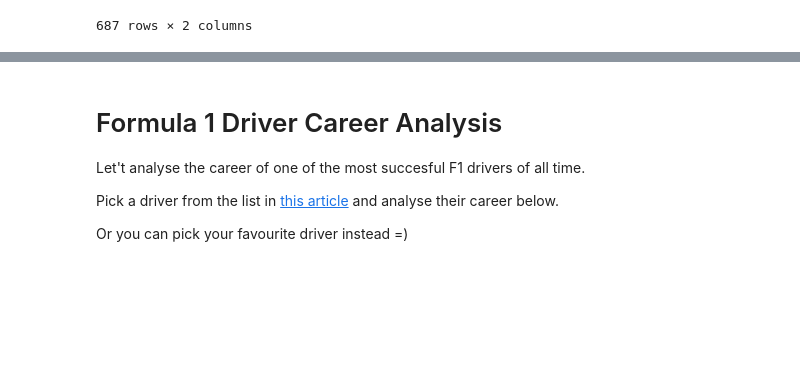
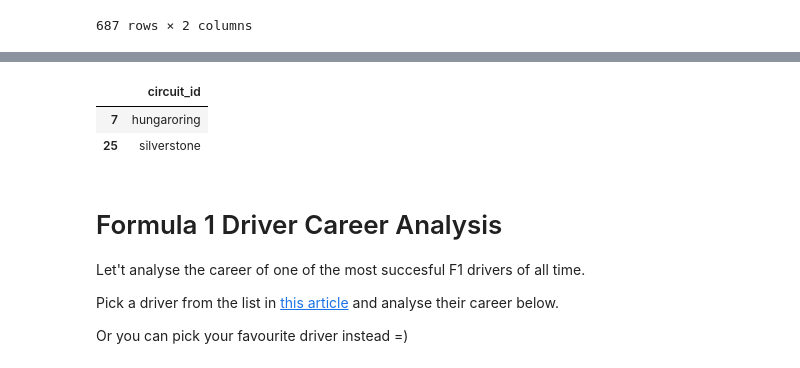
Before and after one commit to SoniaErdei/bootcamp, a Jupyter notebook: 2022/python_workshop/notebooks/08_pandas.ipynb, the cells around one changed output, grey strips where cells are left out. Drawn from its saved outputs; the diff is of its cells as text; code cells hidden in the pictures; blank space fills up the shorter version.

```diff
--- a/2022/python_workshop/notebooks/08_pandas.ipynb
+++ b/2022/python_workshop/notebooks/08_pandas.ipynb
@@ -885,3 +906,15 @@ f1_results.query("nationality=='Austrian'")[['driver','nationality']]
+# %%
+# on which circuit did Lewis Hamilton have the most wins?
+#a=f1_results[(f1_results['podium']==1) & (f1_results['driver']=='hamilton') ].groupby('circuit_id')['circuit_id'].count().max()
+#print(a)
+some_row=f1_results.query("driver == 'hamilton' and podium==1").groupby("circuit_id").count().max()
+some_df=f1_results.query("driver == 'hamilton' and podium==1").groupby("circuit_id").count()
+some_df.reset_index(inplace=True)
+some_df[["circuit_id"]][some_df["podium"]==some_row["podium"]]
+# %% [output]
+|  | circuit_id |
+| 7 | hungaroring |
+| 25 | silverstone |
 # %% [markdown]
 # Formula 1 Driver Career Analysis
 Let't analyse the career of one of the most succesful F1 drivers of all time.
```
Also changed, not shown: parts of 16 cells of this notebook.
